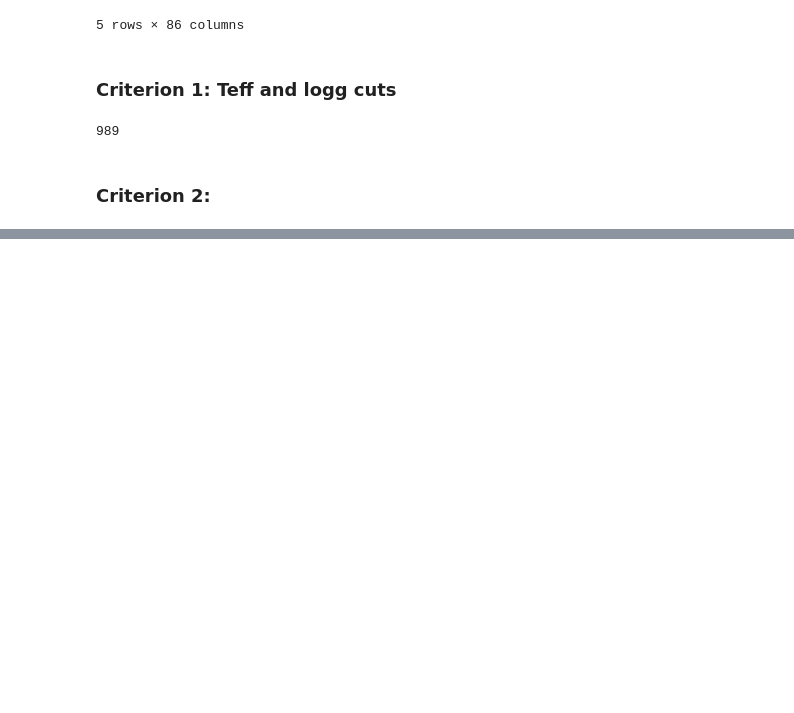
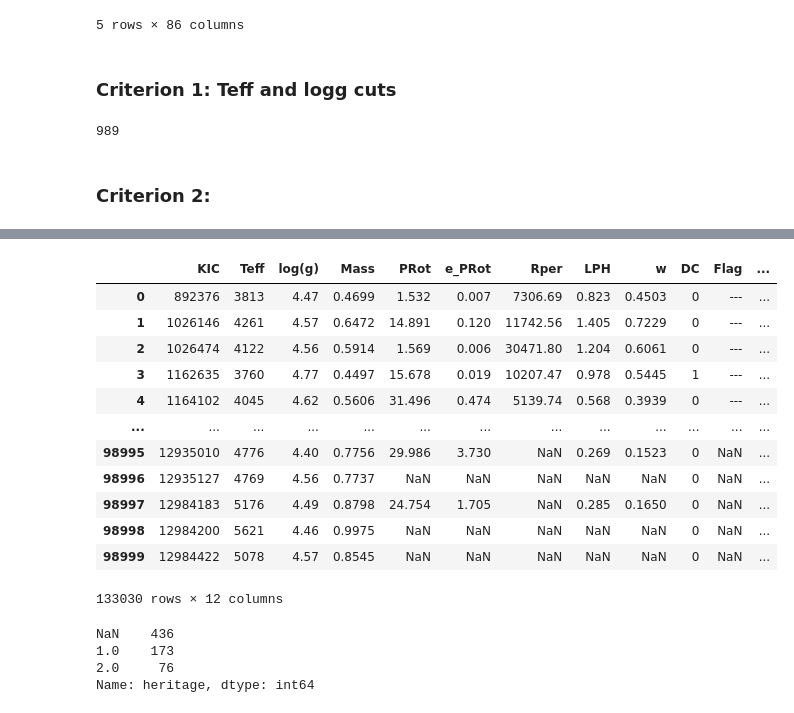
Before and after one commit to benmontet/wilson, a Jupyter notebook: notebooks/01_sample_selection/01_sample_selection_m_dwarfs.ipynb, the cells around one changed output, grey strips where cells are left out. Drawn from its saved outputs; the diff is of its cells as text; code cells hidden in the pictures; blank space fills up the shorter version.

```diff
--- a/notebooks/01_sample_selection/01_sample_selection_m_dwarfs.ipynb
+++ b/notebooks/01_sample_selection/01_sample_selection_m_dwarfs.ipynb
@@ -42,0 +92,24 @@ criterion1.sum()
+# %%
+rot_table = Table.read('../../data/literature/apjs492452t1_mrt.txt', format='cds').to_pandas()
+no_rot_table = Table.read('../../data/literature/apjs492452t2_mrt.txt', format='cds').to_pandas()
+
+rot_table['heritage'] = 1
+no_rot_table['heritage'] = 2
+# %%
+combined_mcquillan = pd.concat([rot_table, no_rot_table], )
+# %%
+combined_mcquillan
+# %% [output]
+|  | KIC | Teff | log(g) | Mass | PRot | e_PRot | Rper | LPH | w | DC | Flag | ... |
+| 0 | 892376 | 3813 | 4.47 | 0.4699 | 1.532 | 0.007 | 7306.69 | 0.823 | 0.4503 | 0 | --- | ... |
+| 1 | 1026146 | 4261 | 4.57 | 0.6472 | 14.891 | 0.120 | 11742.56 | 1.405 | 0.7229 | 0 | --- | ... |
+| 2 | 1026474 | 4122 | 4.56 | 0.5914 | 1.569 | 0.006 | 30471.80 | 1.204 | 0.6061 | 0 | --- | ... |
+| 3 | 1162635 | 3760 | 4.77 | 0.4497 | 15.678 | 0.019 | 10207.47 | 0.978 | 0.5445 | 1 | --- | ... |
+| 4 | 1164102 | 4045 | 4.62 | 0.5606 | 31.496 | 0.474 | 5139.74 | 0.568 | 0.3939 | 0 | --- | ... |
+| ... | ... | ... | ... | ... | ... | ... | ... | ... | ... | ... | ... | ... |
+| 98995 | 12935010 | 4776 | 4.40 | 0.7756 | 29.986 | 3.730 | NaN | 0.269 | 0.1523 | 0 | NaN | ... |
+| 98996 | 12935127 | 4769 | 4.56 | 0.7737 | NaN | NaN | NaN | NaN | NaN | 0 | NaN | ... |
+| 98997 | 12984183 | 5176 | 4.49 | 0.8798 | 24.754 | 1.705 | NaN | 0.285 | 0.1650 | 0 | NaN | ... |
+| 98998 | 12984200 | 5621 | 4.46 | 0.9975 | NaN | NaN | NaN | NaN | NaN | 0 | NaN | ... |
+| 98999 | 12984422 | 5078 | 4.57 | 0.8545 | NaN | NaN | NaN | NaN | NaN | 0 | NaN | ... |
+133030 rows × 12 columns
@@ -42,0 +118,7 @@ criterion1.sum()
+# %%
+with_prot.heritage.value_counts(dropna=False)
+# %% [output]
+NaN    436
+1.0    173
+2.0     76
+Name: heritage, dtype: int64
```
Also changed, not shown: parts of 11 cells of this notebook.
